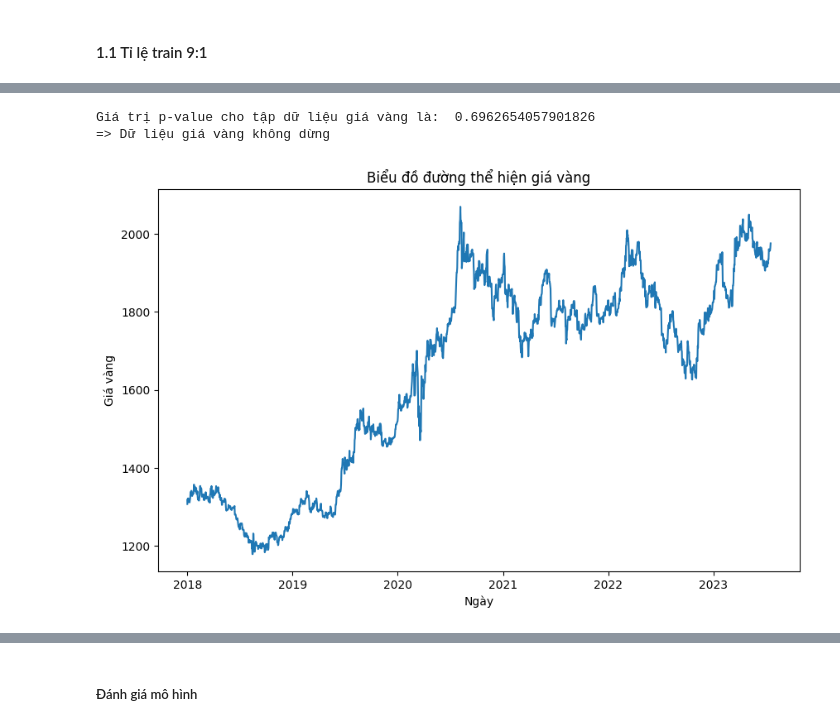
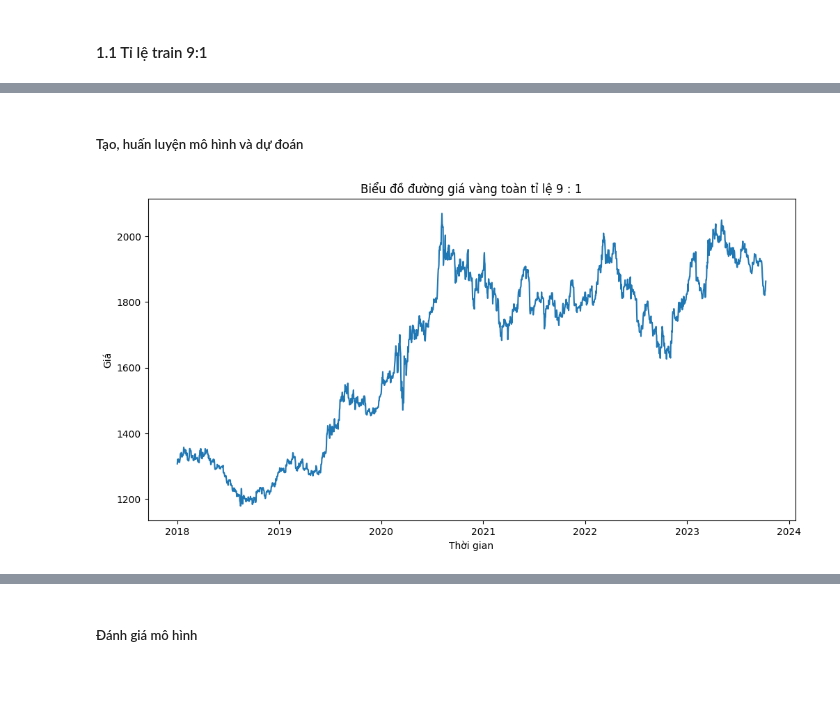
Before and after one commit to Kt7mmm/IS403_O21_06, a Jupyter notebook: Model/Team06_ARIMA.ipynb, the cells around one changed output, grey strips where cells are left out. Saved outputs shown, nothing was run; the diff lists cells and outputs as text; code cells hidden in the pictures; blank space fills up the shorter version.

```diff
--- a/Model/Team06_ARIMA.ipynb
+++ b/Model/Team06_ARIMA.ipynb
@@ -73,14 +87,11 @@ df_gold.head()
 # %%
 # Chuyển đổi kiểu dữ liệu
 df_gold['Date'] = pd.to_datetime(df_gold['Date'])
+df_gold['Day Number'] = df_gold['Date'].rank(method='dense').astype(int)
+df_gold.columns = ['Date', 'Price', 'Day Number']
 
 # Xoá dữ liệu bị null
 df_gold = df_gold.dropna()
 
-# Gán lại tên cột cho dữ liệu
-df_gold.columns = ['Date', 'Price']
-
-df_gold.set_index('Date', inplace=True)
-
 df_gold
 # %% [output]
@@ -103,20 +159,20 @@ df_gold
 # %%
 # Phân chia dữ liệu thành tập huấn luyện và tập kiểm tra
 # Dữ liệu huấn luyện được chia thành các phần 9, 8, 7 ứng với các tỉ lệ test/train là 9:1, 8:2, 7:3
-g_train_data_9 = df_gold[:2026]
-g_train_data_8 = df_gold[:1800]
-g_train_data_7 = df_gold[:1576]
-g_train_data_9.columns = ['Train Price']
-g_train_data_8.columns = ['Train Price']
-g_train_data_7.columns = ['Train Price']
+g_train_data_9 = df_gold.iloc[:train_size_9]
+g_train_data_8 = df_gold.iloc[:train_size_8]
+g_train_data_7 = df_gold.iloc[:train_size_7]
+g_train_data_9.columns = ['Date','Train Price','Day Number']
+g_train_data_8.columns = ['Date','Train Price','Day Number']
+g_train_data_7.columns = ['Date','Train Price','Day Number']
 
 # Dữ liệu  được chia thành các phần 1, 2, 3 ứng với các tỉ lệ test/train là 9:1, 8:2, 7:3
-g_test_data_1 = df_gold[2026:]
-g_test_data_2 = df_gold[1800:]
-g_test_data_3 = df_gold[1576:]
+g_test_data_1 = df_gold.iloc[train_size_9:]
+g_test_data_2 = df_gold.iloc[train_size_8:]
+g_test_data_3 = df_gold.iloc[train_size_7:]
 
-g_test_data_1.columns = ['Actual Price']
-g_test_data_2.columns = ['Actual Price']
-g_test_data_3.columns = ['Actual Price']
+g_test_data_1.columns = ['Date', 'Actual Price', 'Day Number']
+g_test_data_2.columns = ['Date', 'Actual Price', 'Day Number']
+g_test_data_3.columns = ['Date', 'Actual Price', 'Day Number']
 # %% [markdown]
 #### 1.1 Tỉ lệ train 9:1
@@ -133,22 +179,11 @@ plt.show()
-# %%
-# Thực hiện kiểm định dickey-fuller trên tập dữ liệu huấn luyện
-adftest = adfuller(g_train_data_9)
-print('Giá trị p-value cho tập dữ liệu giá vàng là: ', adftest[1])
-
-if(adftest[1] < 0.05):
-  print("=> Dữ liệu giá vàng dừng")
-else:
-  print("=> Dữ liệu giá vàng không dừng")
-# %% [output]
-Giá trị p-value cho tập dữ liệu giá vàng là:  0.6962654057901826
-=> Dữ liệu giá vàng không dừng
+# %% [markdown]
+##### Tạo, huấn luyện mô hình và dự đoán
 # %%
-# Biểu đồ dữ liệu giá vàng ban đầu
-plt.figure(figsize=(10, 6))
-plt.plot(g_train_data_9.index, g_train_data_9['Train Price'])
-plt.title('Biểu đồ đường thể hiện giá vàng')
-plt.xlabel('Ngày')
-plt.ylabel('Giá vàng')
+plt.figure(figsize=(12, 6))
+plt.plot(g_train_data_9['Date'],g_train_data_9['Price'])
+plt.title('Biểu đồ đường giá vàng toàn tỉ lệ 9 : 1')
+plt.xlabel('Thời gian')
+plt.ylabel('Giá')
 plt.show()
 # %% [output]
-[figure, old version]
+[figure, new version]
```
Also changed, not shown: parts of 159 cells of this notebook, 1 other file.
